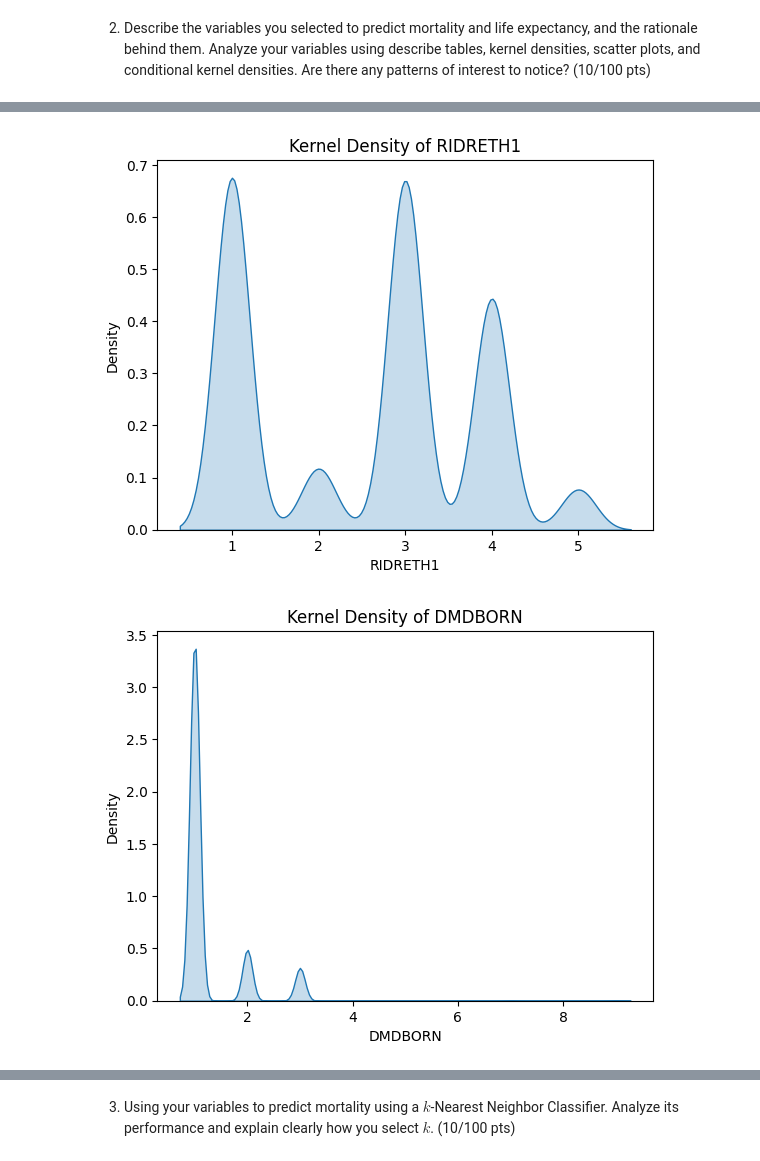
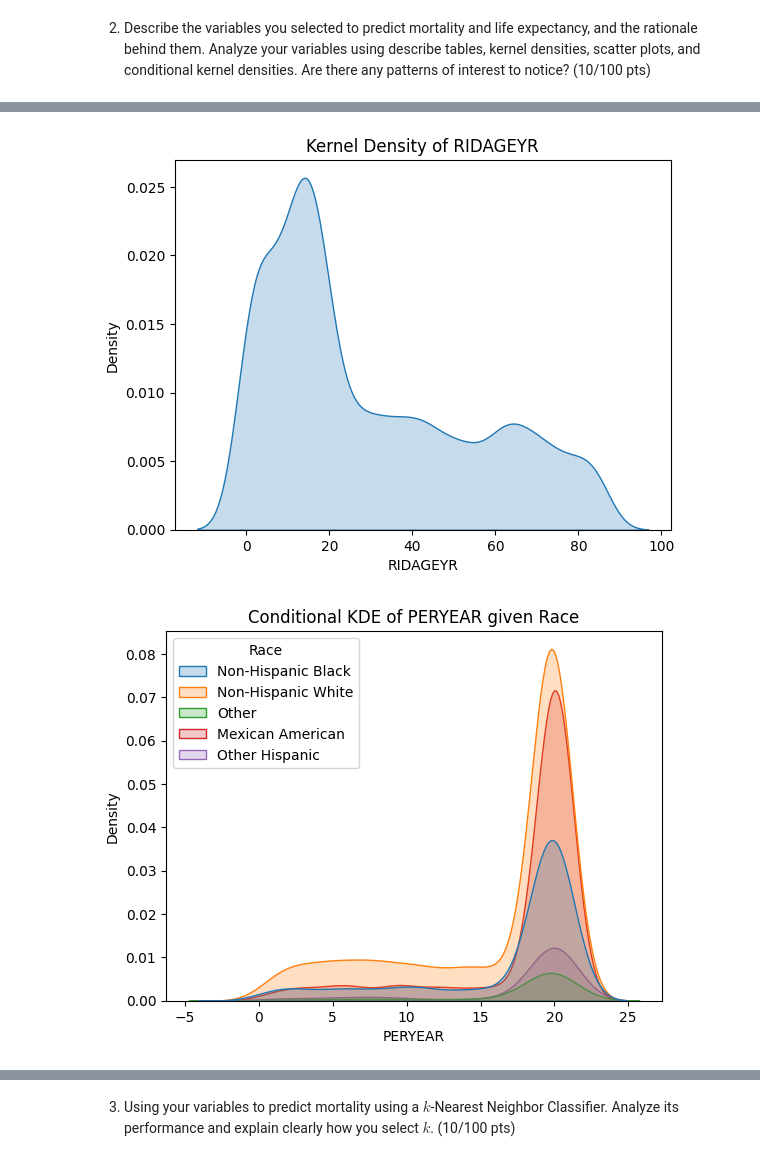
Before and after one commit to shalmalirao/ds3001-project1, a Jupyter notebook: project_1_bsds.ipynb, the cells around one changed output, grey strips where cells are left out. Saved outputs shown, nothing was run; the diff lists cells and outputs as text; code cells hidden in the pictures.

Commit message:
actual writeup and final plots

```diff
--- a/project_1_bsds.ipynb
+++ b/project_1_bsds.ipynb
@@ -154,17 +158,18 @@ Many risk factors are measured once and with error, and we only use a subset of
 # %% [markdown]
 2. Describe the variables you selected to predict mortality and life expectancy, and the rationale behind them. Analyze your variables using describe tables, kernel densities, scatter plots, and conditional kernel densities. Are there any patterns of interest to notice? (10/100 pts)
 # %%
-# Heer and Shalmali
+import matplotlib.pyplot as plt
 import seaborn as sns
-import matplotlib.pyplot as plt
+import pandas as pd
+
 variables = ['INDFMPIR', 'RIDRETH1', 'DMDBORN', 'RIDAGEYR']
 targets = ['MORTSTAT', 'PERMTH_INT']
-# INDFMPIR = poverty income ratio
-# RIDRETH1 = race/ethnicity (1: Mexican American, 2: Other Hispanic, 3: Non Hispanic White, 4: Non Hispanic Black, 5: Other)
-# DMDBORN = country of birth (1: born in the US, 2: born in Mexico, 3: born elsewhere)
-# RIDAGEYR = age in years
-df['PERYEAR'] = df['PERMTH_INT'] / 12 # Convert survival time from months to years for better interpretability
 
+# Convert months to years for better interpretability
+df['PERYEAR'] = df['PERMTH_INT'] / 12
+targets.append('PERYEAR')
+
+# Mappings
 race_map = {
     1: "Mexican American",
     2: "Other Hispanic",
@@ -189,63 +194,53 @@ df['Race'] = df['RIDRETH1'].map(race_map)
 df['Country of Birth'] = df['DMDBORN'].map(birth_map)
 df['Mortality Status'] = df['MORTSTAT'].map(mort_map)
 
-
-for var in variables:
+# KDE plots for numeric variables
+for var in ['INDFMPIR', 'RIDAGEYR']:  # Only numeric variables
     plt.figure()
     sns.kdeplot(data=df, x=var, fill=True)
     plt.title(f'Kernel Density of {var}')
     plt.show()
 
+# Conditional KDE of survival time by Race
 plt.figure()
 sns.kdeplot(
     data=df,
     x='PERYEAR',
-    hue='Race',
+    hue='Race',  # Use mapped labels
     fill=True
 )
-plt.xlabel("Survival Time (Years)")
 plt.title("Conditional KDE of PERYEAR given Race")
 plt.show()
 
+# Age groups
 df['age_group'] = pd.cut(
     df['RIDAGEYR'],
-    bins=[0,20,40,60,80],
-    labels=['0-20','20-40','40-60','60-80']
+    bins=[0, 20, 40, 60, 80],
+    labels=['0-20', '20-40', '40-60', '60-80']
 )
 
+# Conditional KDE of survival time by Age Group
 plt.figure()
 sns.kdeplot(
     data=df,
     x='PERYEAR',
     hue='age_group',
     fill=True
 )
 plt.title("Conditional KDE of PERYEAR given Age Group")
 plt.show()
 
-plt.figure()
-sns.kdeplot(
-    data=df,
-    x='PERYEAR',
-    hue='Country of Birth',
-    fill=True
-)
-
-plt.xlabel("Survival Time (Years)")
-plt.title("Conditional KDE of PERYEAR given Country of Birth")
-
-plt.show()
-
+# Joint KDE: Age vs Survival Time
 plt.figure()
 sns.kdeplot(
     data=df,
     x='RIDAGEYR',
     y='PERYEAR',
     fill=True
 )
 plt.title("Joint KDE: Age vs Survival Time")
 plt.show()
 # %% [output]
 [figure]
-[figure, old version]
+[figure, new version]
-[figure, old version]
+[figure, new version]
```
Also changed, not shown: parts of 7 cells of this notebook.
